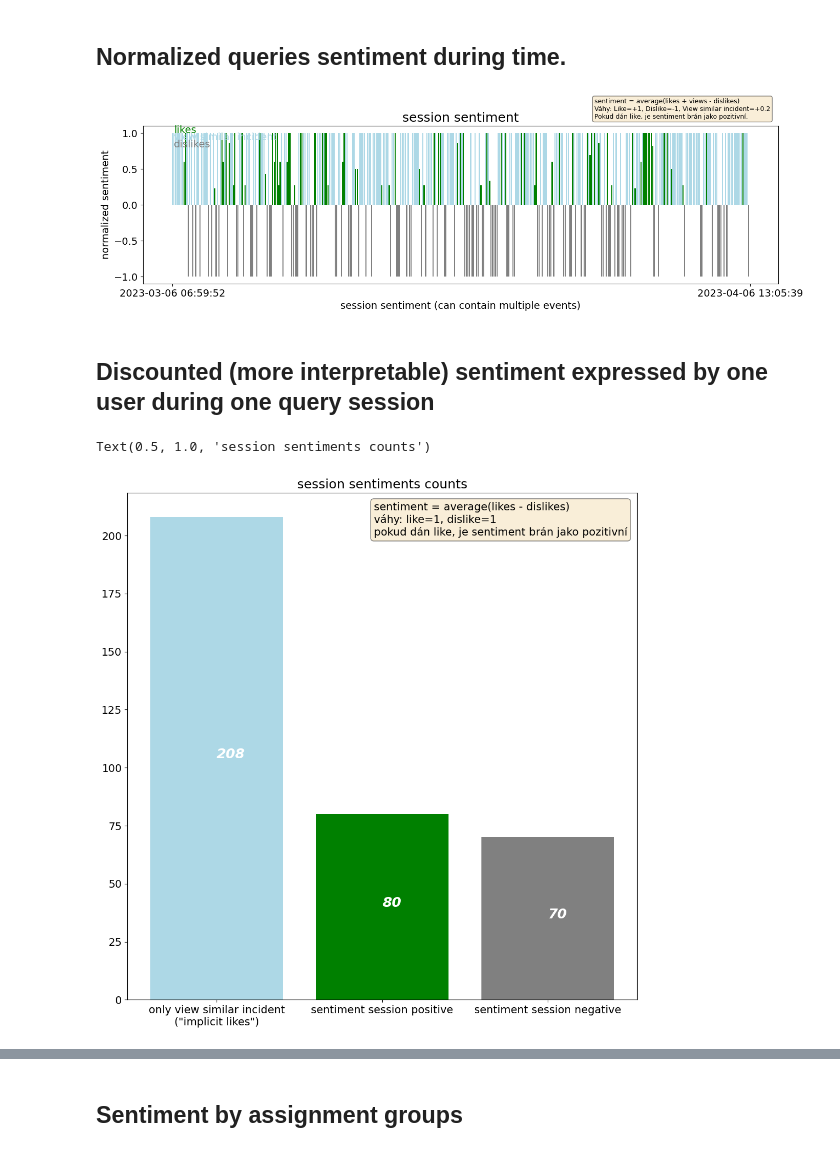
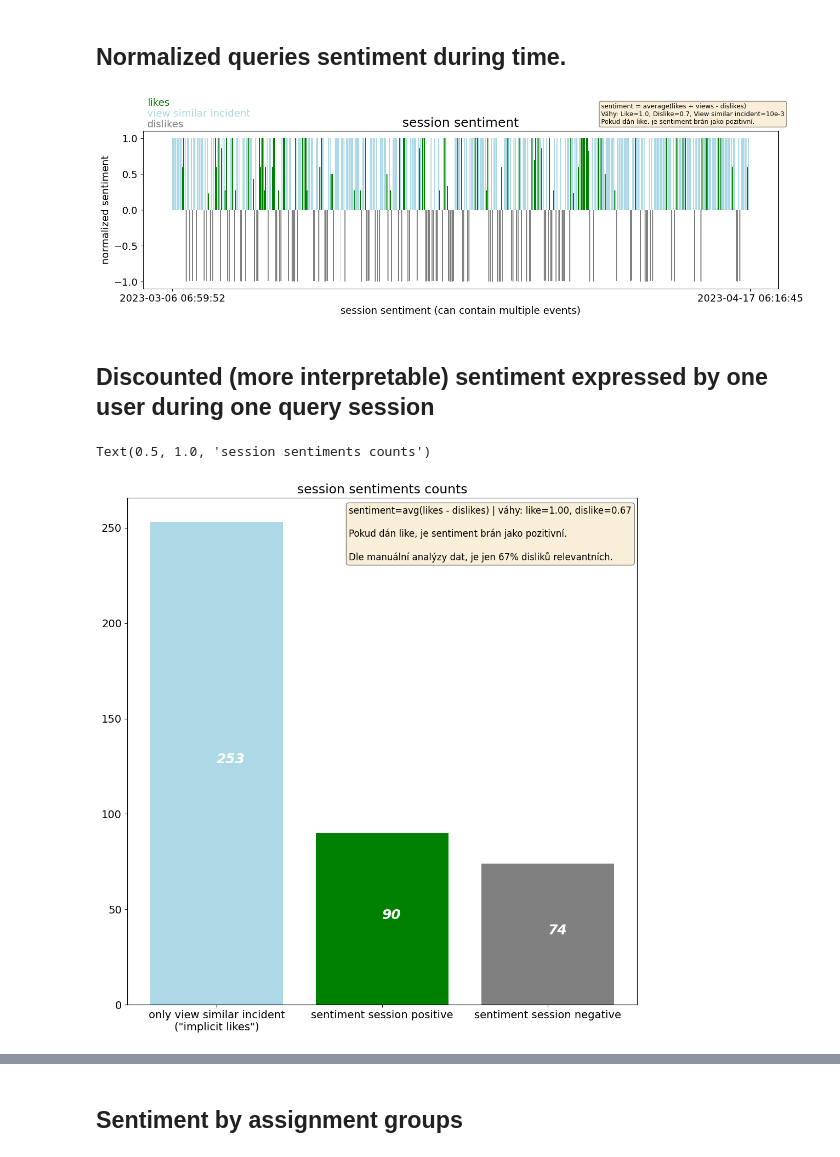
Before and after one commit to the-mama-ai/msearch_csas_ux_analysis, a Jupyter notebook: analysis.ipynb, the cells around one changed output, grey strips where cells are left out. Drawn from its saved outputs; the diff is of its cells as text; code cells hidden in the pictures.

Commit message:
new logs and minor code/graph update

```diff
--- a/analysis.ipynb
+++ b/analysis.ipynb
@@ -10,8 +10,9 @@ import pandas as pd
 # %% [markdown]
 ## Parse the events from csas_logs.csv .
 # %%
-csv_file_path = 'ui_logs_2023-03-20 16_29_49.774183.csv'
-csv_file_path = 'ui_logs_2023-04-06 13_50_36.138784.csv'
+# csv_file_path = 'ui_logs_2023-03-20 16_29_49.774183.csv'
+# csv_file_path = 'ui_logs_2023-04-06 13_50_36.138784.csv'
+csv_file_path = 'ui_logs_2023-04-17 07_43_59.160150.csv'
 
 events = filter_events_by_time(
     events=parse_all_events_from_csv(csv_file_path),
@@ -127,7 +128,7 @@ for source_and_user, indices in grouped_source_and_user.indices.items():
 
 
 @dataclasses.dataclass
-class Path:
+class Session:
     timestamp_start: datetime = None
     sentiment: float = 0
     events: list[Event] = dataclasses.field(default_factory=list)
@@ -136,12 +137,12 @@ class Path:
 
 # non-discounted normalized sentiment: <-1, 1>, -1 strong dislike, +1 strong like
 LIKE_WEIGHT = 1
-DISLIKE_WEIGHT = 0.675
-SIMILAR_VIEW_WEIGHT = 0.000001
+DISLIKE_WEIGHT = 0.67
+SIMILAR_VIEW_WEIGHT = 10e-4
 
 # TODO: rename to sentiment_sessions
 all_relevant_event_groups = event_groups_sentiment | event_groups_view_similar
-sentiment_paths: dict[str, Path] = {name: Path() for name in all_relevant_event_groups.keys()}
+sessions: dict[str, Session] = {name: Session() for name in all_relevant_event_groups.keys()}
 for source_and_user, indices in all_relevant_event_groups.items():
     likes: float = 0
     dislikes: float = 0
@@ -154,12 +155,12 @@ for source_and_user, indices in all_relevant_event_groups.items():
         event: Event = events[index]
         match event.event_type:
             case EventType.LIKE:
-                sentiment_paths[source_and_user].only_view = False
+                sessions[source_and_user].only_view = False
                 if event.similar_ticket_id not in liked_ids:
                     likes += LIKE_WEIGHT
                     liked_ids.add(event.similar_ticket_id)
             case EventType.DISLIKE:
-                sentiment_paths[source_and_user].only_view = False
+                sessions[source_and_user].only_view = False
                 if event.similar_ticket_id not in disliked_ids:
                     dislikes += DISLIKE_WEIGHT
                     disliked_ids.add(event.similar_ticket_id)
@@ -168,62 +169,62 @@ for source_and_user, indices in all_relevant_event_groups.items():
                     views += SIMILAR_VIEW_WEIGHT
                     similar_view_ids.add(event.similar_ticket_id)
     dislike_sum = dislikes
     if likes > 0 and dislikes > 0:
         dislikes = 0
-    sentiment_paths[source_and_user].sentiment = float((likes + views - dislikes) / (likes + views + dislike_sum))
+    sessions[source_and_user].sentiment = float((likes + views - dislikes) / (likes + views + dislike_sum))
 
-    sentiment_paths[source_and_user].events += [events[index] for index in indices]
-    sentiment_paths[source_and_user].timestamp_start = events[indices[0]].timestamp
+    sessions[source_and_user].events += [events[index] for index in indices]
+    sessions[source_and_user].timestamp_start = events[indices[0]].timestamp
 
 # Sort by timestamp
-sentiment_paths_sorted = sorted(sentiment_paths.items(), key=lambda item: item[1].timestamp_start)
+sessions_sorted_by_time = sorted(sessions.items(), key=lambda item: item[1].timestamp_start)
 
 f, ax = plt.subplots(figsize=(16, 4))
 colors: list[str] = []
-for name, path in sentiment_paths_sorted:
+for name, path in sessions_sorted_by_time:
     if path.only_view:
         colors.append('lightblue')  # mediumspringblue, cornflowerblue
     elif path.sentiment >= 0:
         colors.append('green')
     elif path.sentiment < 0:
         colors.append('grey')
 
 plt.bar(
-    range(len(sentiment_paths_sorted)),
-    [path[1].sentiment for path in sentiment_paths_sorted],
+    range(len(sessions_sorted_by_time)),
+    [path[1].sentiment for path in sessions_sorted_by_time],
     color=colors
 )
 
 plt.title('session sentiment', size=18)
 plt.xlabel('session sentiment (can contain multiple events)')
-plt.xticks([0, len(sentiment_paths_sorted)],
-           [sentiment_paths_sorted[0][1].timestamp_start, sentiment_paths_sorted[-1][1].timestamp_start])
+plt.xticks([0, len(sessions_sorted_by_time)],
+           [sessions_sorted_by_time[0][1].timestamp_start, sessions_sorted_by_time[-1][1].timestamp_start])
 plt.ylabel('normalized sentiment')
-plt.text(1, 1, f'likes', color='green')
-plt.text(1, 0.9, f'view similar incident', color='lightblue')  #mediumseagreen
-plt.text(1, 0.8, f'dislikes', color='gray')
+plt.text(-20, 1.45, f'likes', color='green')
+plt.text(-20, 1.3, f'view similar incident', color='lightblue')  #mediumseagreen
+plt.text(-20, 1.15, f'dislikes', color='gray')
 
-plt.text(290, 1.2, f"sentiment = average(likes + views - dislikes)\n"
-                   f"Váhy: Like=+1, Dislike=-1, View similar incident=+0.2\n"
+plt.text(340, 1.2, f"sentiment = average(likes + views - dislikes)\n"
+                   f"Váhy: Like={LIKE_WEIGHT:0.1f}, Dislike={DISLIKE_WEIGHT:0.1f}, View similar incident=10e-3\n"
                    f"Pokud dán like, je sentiment brán jako pozitivní.",
          size=9, bbox=dict(boxstyle='round', facecolor='wheat', alpha=0.5))
 plt.show()
 # %% [output]
-[figure, old version]
+[figure, new version]
 # %% [markdown]
 ## Discounted (more interpretable) sentiment expressed by one user during one query session
 # %%
-views_count = len([1 for path in sentiment_paths.values() if path.only_view])
-likes_count = len([1 for path in sentiment_paths.values() if not path.only_view and path.sentiment > 0])
-dislike_count = len([1 for path in sentiment_paths.values() if not path.only_view and path.sentiment < 0])
+views_count = len([1 for path in sessions.values() if path.only_view])
+likes_count = len([1 for path in sessions.values() if not path.only_view and path.sentiment > 0])
+dislike_count = len([1 for path in sessions.values() if not path.only_view and path.sentiment < 0])
 
 DISLIKE_MULTIPLE_CLICKS_BUG_CORRECTION = 4 + 1
 dislike_count -= DISLIKE_MULTIPLE_CLICKS_BUG_CORRECTION
 
-without_sentiment_session_count = len([event for event in events
+session_without_sentiment_count = len([event for event in events
                                        if event.event_type not in [EventType.LIKE, EventType.DISLIKE,
                                                                    EventType.VIEW_SIMILAR_INCIDENT]])
-without_sentiment_session_count = 10
+session_without_sentiment_count = 10
 f, ax = plt.subplots(figsize=(12, 12))
 import math
 
@@ -241,14 +242,13 @@ plt.text(0, views_count / 2, f"{views_count}", size=18, weight='bold', style='ob
 plt.text(1, likes_count / 2, f"{likes_count}", size=18, weight='bold', style='oblique', color='white')
 plt.text(2, dislike_count / 2, f"{dislike_count}", size=18, weight='bold', style='oblique', color='white')
 # plt.text(3, undecided_count / 2, f"{undecided_count}", size=18, weight='bold', style='oblique', color='white')
-plt.text(0.95, 200, f"sentiment = average(likes - dislikes)\n"
-                    f"váhy: like=1, dislike=1\n"
-                    f"pokud dán like, je sentiment brán jako pozitivní",
-         #f"dle manuální analýzy dat, je jen 67.5% disliků relevantních",
-
-         size=14, bbox=dict(boxstyle='round', facecolor='wheat', alpha=0.5))
+plt.text(0.8, views_count - 20, f"sentiment=avg(likes - dislikes) | "
+                                f"váhy: like={LIKE_WEIGHT:.2f}, dislike={DISLIKE_WEIGHT:.2f}\n\n"
+                                f"Pokud dán like, je sentiment brán jako pozitivní.\n\n"
+                                f"Dle manuální analýzy dat, je jen {DISLIKE_WEIGHT * 100:0.0f}% disliků relevantních.",
+         size=12, bbox=dict(boxstyle='round', facecolor='wheat', alpha=0.5))
 plt.title('session sentiments counts')
 # %% [output]
 Text(0.5, 1.0, 'session sentiments counts')
-[figure, old version]
+[figure, new version]
 # %%
```
Also changed, not shown: parts of 20 cells of this notebook, 1 other file.
